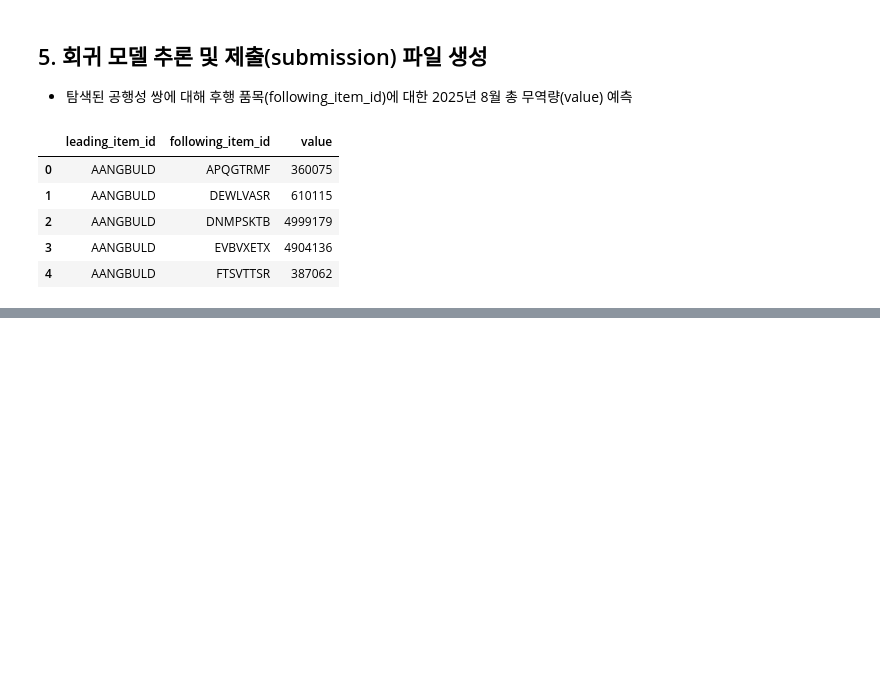
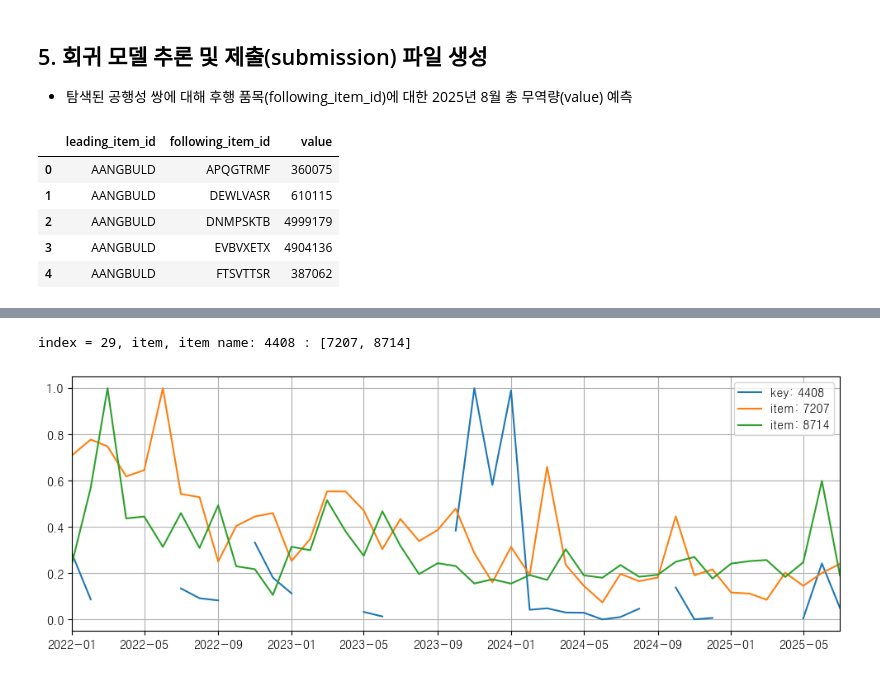
Before and after one commit to SujePepero/pepero-workspace, a Jupyter notebook: dir_hys/[Baseline]_피어슨 상관계수 기반 공행성 판단 및 회귀 모델 학습_추론.ipynb, the cells around one changed output, grey strips where cells are left out. Saved outputs shown, nothing was run; the diff lists cells and outputs as text; code cells hidden in the pictures; blank space fills up the shorter version.

```diff
--- a/dir_hys/[Baseline]_피어슨 상관계수 기반 공행성 판단 및 회귀 모델 학습_추론.ipynb
+++ b/dir_hys/[Baseline]_피어슨 상관계수 기반 공행성 판단 및 회귀 모델 학습_추론.ipynb
@@ -248,0 +342,11 @@ submission.to_csv('./baseline_submit.csv', index=False)
+# %%
+# 피벗 테이블
+pivot_monthly = pd.pivot_table(monthly_data, index='date', columns='hs4', values='total_value')
+pivot_monthly
+
+# 5개의 열만
+# pivot_monthly.loc[:,pivot_monthly.columns[:5]]
+
+# 전년 대비 수익률
+# rtn_data = pivot_monthly.pct_change(periods=12)
+# rtn_data # 2022년 이전 데이터는 없으므로 모두 NaN 출력
@@ -248,0 +407,6 @@ submission.to_csv('./baseline_submit.csv', index=False)
+# %%
+high_corr = []
+for i, row in enumerate(corr_matrix[(corr_matrix > 0.5) & corr_matrix[(corr_matrix < 0.9)]].iterrows()):
+    if row[1].any():
+        print(( row[1][row[1].notna()].name, row[1][row[1].notna()].index.to_list()))
+        high_corr.append((row[1][row[1].notna()].name, row[1][row[1].notna()].index.to_list()))
@@ -248,0 +431,3 @@ submission.to_csv('./baseline_submit.csv', index=False)
+# %%
+dict_hight_corr = dict(high_corr)
+dict_hight_corr[4408]
@@ -248,0 +456,27 @@ submission.to_csv('./baseline_submit.csv', index=False)
+# %%
+# sel_topN_hs4 = 14
+# print(f'top{sel_topN_hs4}_hs4={topN_hs4[sel_topN_hs4-1]}, {len(dct_hs4_tmp_df[topN_hs4[sel_topN_hs4-1]])}개 아이템, {dct_hs4_tmp_df[topN_hs4[sel_topN_hs4-1]]}') # top1_hs4 : ['BSRMSVTC' 'DJBLNPNC' 'RCBZUSIM' 'SUOYXCHP' 'WQMVCOEM' 'ZKENOUDA']
+#dct_hs4_tmp_df[topN_hs4[0]] #  for top-1
+
+for i, (k, v) in enumerate(dict_hight_corr.items()):
+    if k != 4408: continue
+    print(f'index = {i+1}, item, item name: {k} : {v}')
+
+    fig = plt.figure(figsize=(12,4))
+
+    ax = plt.gca()
+    # 상품별 월별 무역량(월 최대 3회 교역)
+    ax.plot(pivot_monthly[k]/pivot_monthly[k].max(), label=f'key: {k}')
+
+
+    for j, item in enumerate(v):
+        ax.plot(pivot_monthly[item]/pivot_monthly[item].max(), label=f'item: {item}')
+
+
+    ax.set_xlim([monthly['ym'].min(), monthly['ym'].max()])
+    ax.legend()
+    ax.grid()
+    break
+# %% [output]
+index = 29, item, item name: 4408 : [7207, 8714]
+[figure, added]
```
Also changed, not shown: parts of 13 cells of this notebook.
